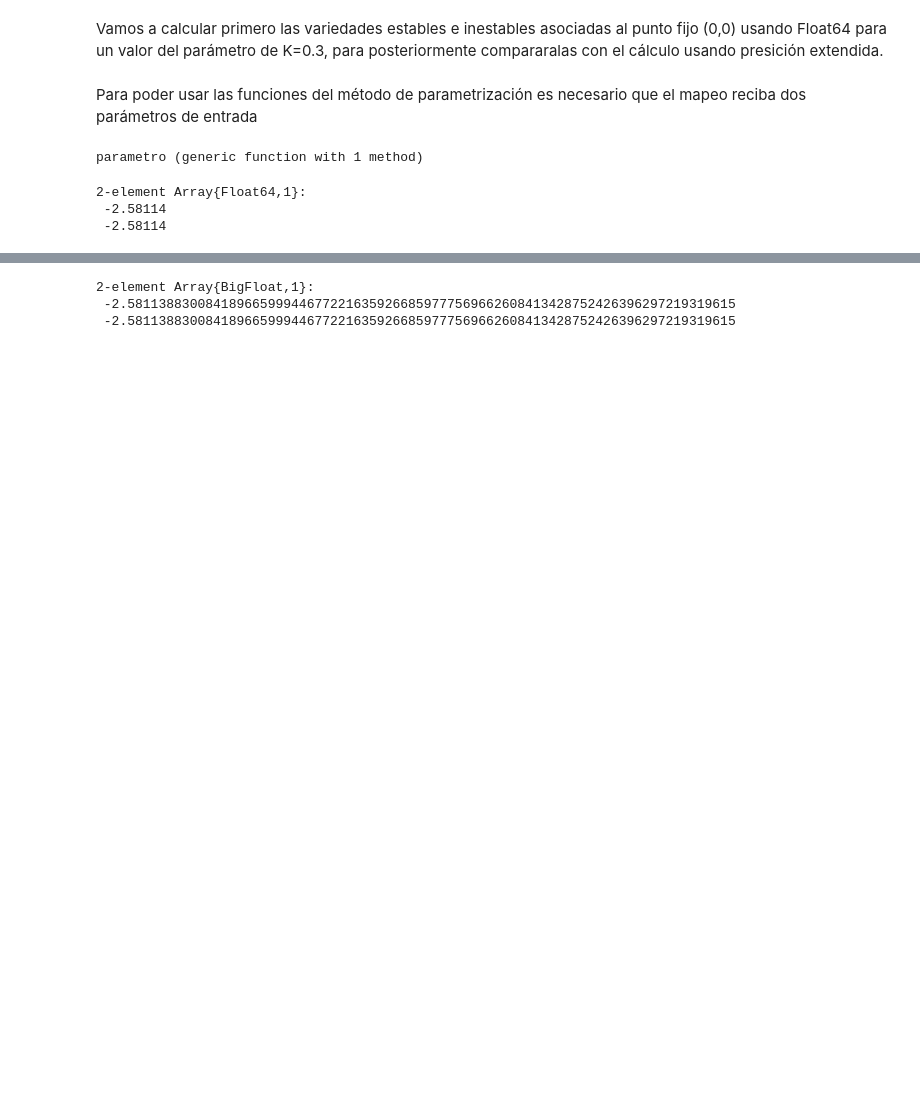
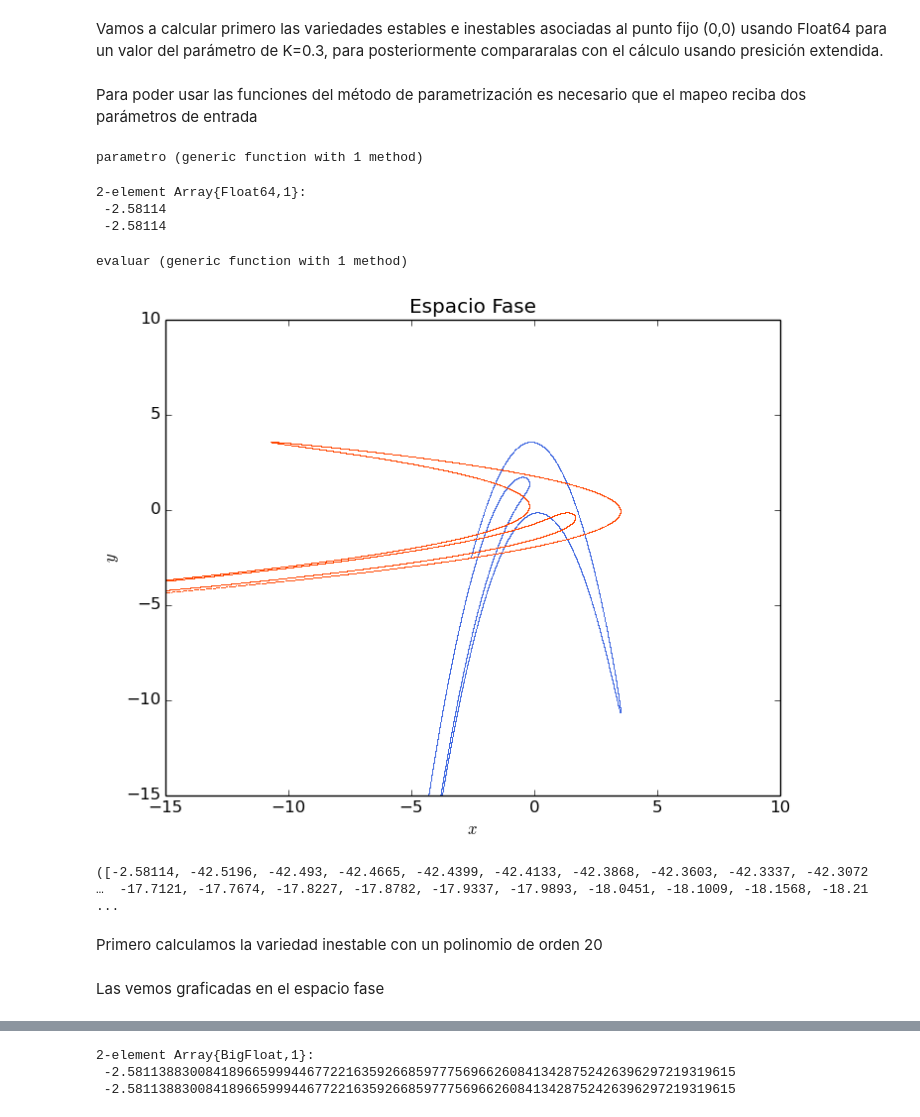
Before and after one commit to alvarezeve/Tesis-Variedades-Estables-e-inestables, a Jupyter notebook: Hénon tesis.ipynb, the cells around one changed output, grey strips where cells are left out. Cells and saved outputs as stored; diff of their text form; code cells hidden in the pictures; blank space fills up the shorter version.

```diff
--- a/Hénon tesis.ipynb
+++ b/Hénon tesis.ipynb
@@ -48,0 +64,42 @@ punto1 = parametro(a)
+# %%
+function evaluar(Tiempo, paso,A,B,PuntoFijo,col)
+    ValX=Float64[]
+
+    ValY=Float64[]
+    push!(ValX, PuntoFijo[1])
+    push!(ValY, PuntoFijo[2])
+
+    for t = Tiempo[1]:paso:Tiempo[2]
+
+        x = evaluate(A,t)
+        y = evaluate(B,t)
+
+        push!(ValX,x)
+        push!(ValY,y)
+
+    end
+    p = plot(ValX,ValY,linestyle="None",marker =",",color=col)
+    title("Espacio Fase")
+    xlabel(L"x")
+    ylabel(L"y")
+    legend(loc="upper right",fancybox="true")
+    xlim(-15.,10.)
+    ylim(-15.,10.)
+    #grid("on")
+    return ValX,ValY
+
+end
+# %% [output]
+evaluar (generic function with 1 method)
+# %%
+
+figure(1)
+evaluar([0.,900.], 0.025, W_u[1],W_u[2],punto1,"royalblue")
+evaluar([-900.,10.], 0.025, W_s[1],W_s[2],punto1,"orangered")
+# %% [output]
+[figure, added]
+([-2.58114, -42.5196, -42.493, -42.4665, -42.4399, -42.4133, -42.3868, -42.3603, -42.3337, -42.3072  …  -17.7121, -17.7674, -17.8227, -17.8782, -17.9337, -17.9893, -18.0451, -18.1009, -18.1568, -18.21 ...
+# %% [markdown]
+Primero calculamos la variedad inestable con un polinomio de orden 20
+# %% [markdown]
+Las vemos graficadas en el espacio fase
```
Also changed, not shown: parts of 16 cells of this notebook, 41 other files.
